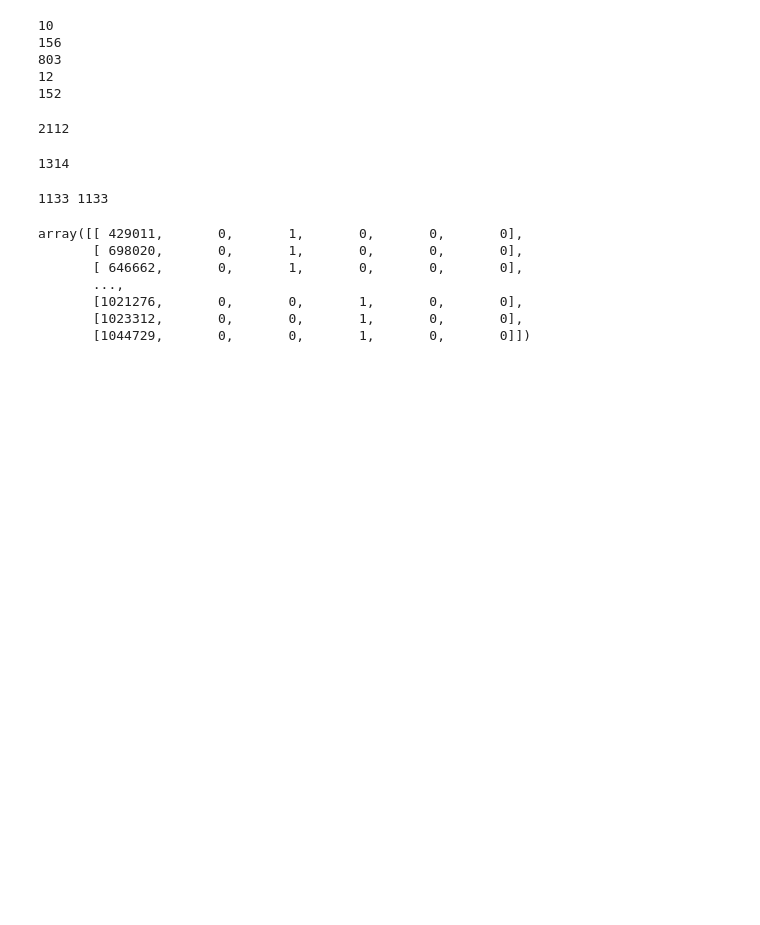
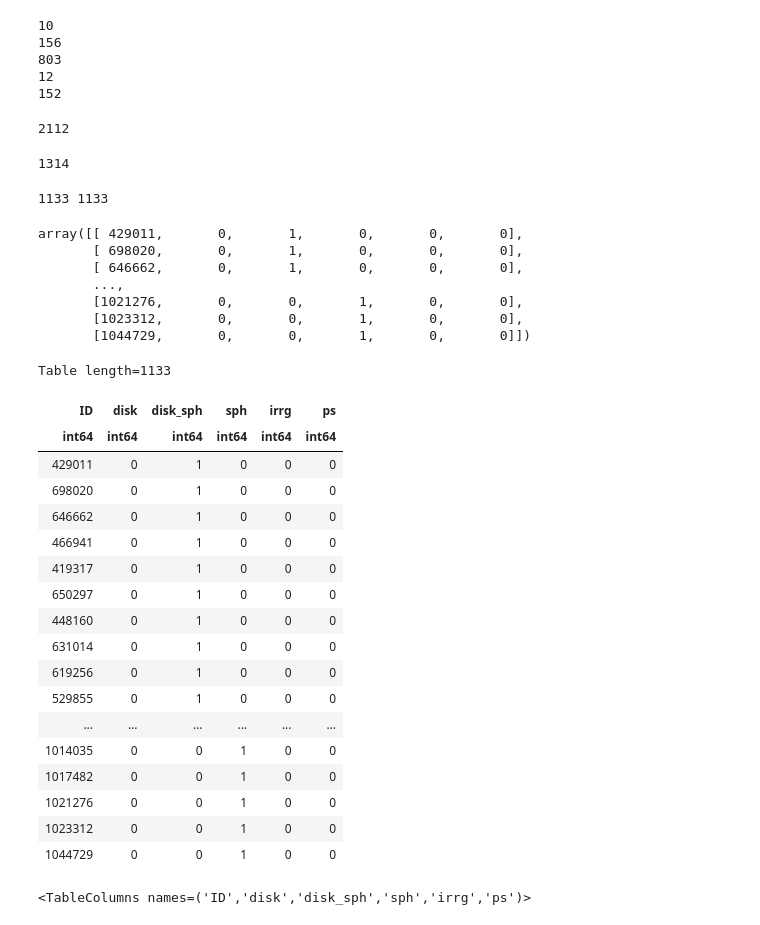
Before and after one commit to cwauge/auge_morph_codes, a Jupyter notebook: test_imshow.ipynb, the cells around one changed output. Cells and saved outputs as stored; diff of their text form; code cells hidden in the pictures; blank space fills up the shorter version.

```diff
--- a/test_imshow.ipynb
+++ b/test_imshow.ipynb
@@ -135,3 +135,28 @@ with open('/Users/connor_auge/Research/Disertation/morphology/visual/classificat
         outf.writelines('%d,%s\n' % (out_id[i], out_class[i]))
 # %%
 inf = ascii.read('/Users/connor_auge/Research/Disertation/morphology/visual/classifications/Lilly_classifications2.csv')
+inf
+# %% [output]
+Table length=1133
+| ID | disk | disk_sph | sph | irrg | ps |
+| int64 | int64 | int64 | int64 | int64 | int64 |
+| 429011 | 0 | 1 | 0 | 0 | 0 |
+| 698020 | 0 | 1 | 0 | 0 | 0 |
+| 646662 | 0 | 1 | 0 | 0 | 0 |
+| 466941 | 0 | 1 | 0 | 0 | 0 |
+| 419317 | 0 | 1 | 0 | 0 | 0 |
+| 650297 | 0 | 1 | 0 | 0 | 0 |
+| 448160 | 0 | 1 | 0 | 0 | 0 |
+| 631014 | 0 | 1 | 0 | 0 | 0 |
+| 619256 | 0 | 1 | 0 | 0 | 0 |
+| 529855 | 0 | 1 | 0 | 0 | 0 |
+| ... | ... | ... | ... | ... | ... |
+| 1014035 | 0 | 0 | 1 | 0 | 0 |
+| 1017482 | 0 | 0 | 1 | 0 | 0 |
+| 1021276 | 0 | 0 | 1 | 0 | 0 |
+| 1023312 | 0 | 0 | 1 | 0 | 0 |
+| 1044729 | 0 | 0 | 1 | 0 | 0 |
+# %%
+inf.columns
+# %% [output]
+<TableColumns names=('ID','disk','disk_sph','sph','irrg','ps')>
```
Also changed, not shown: parts of 1 cell of this notebook.
